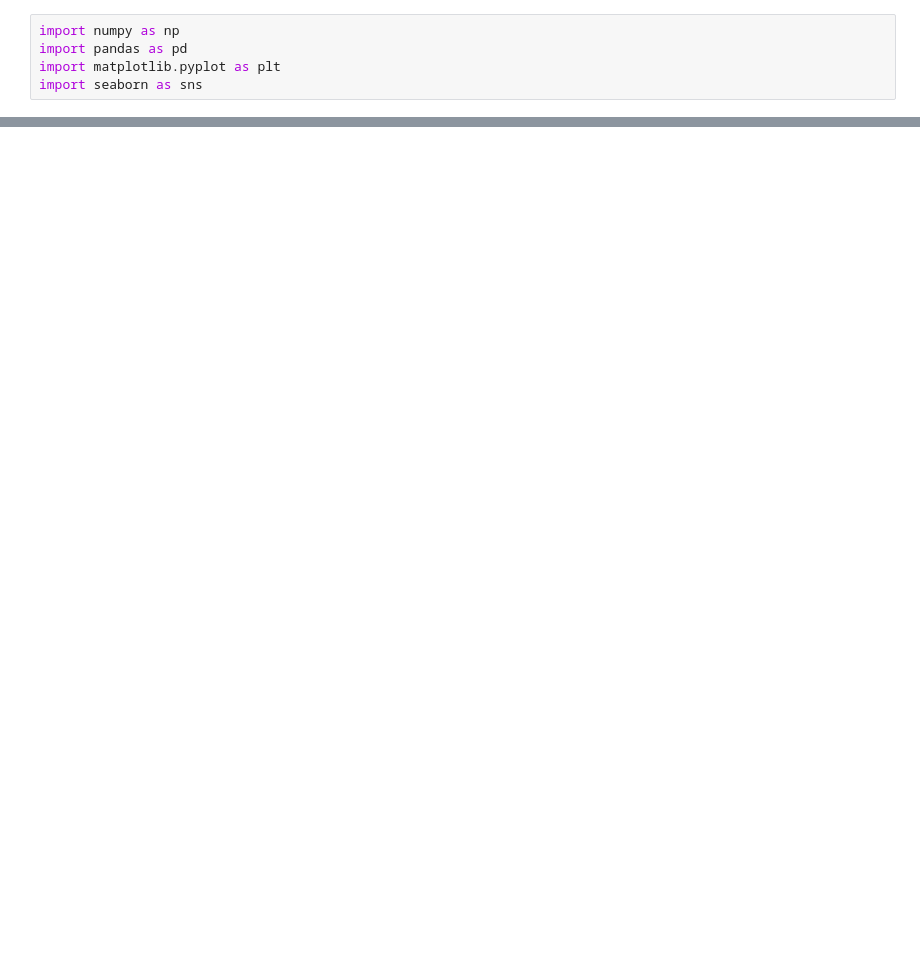
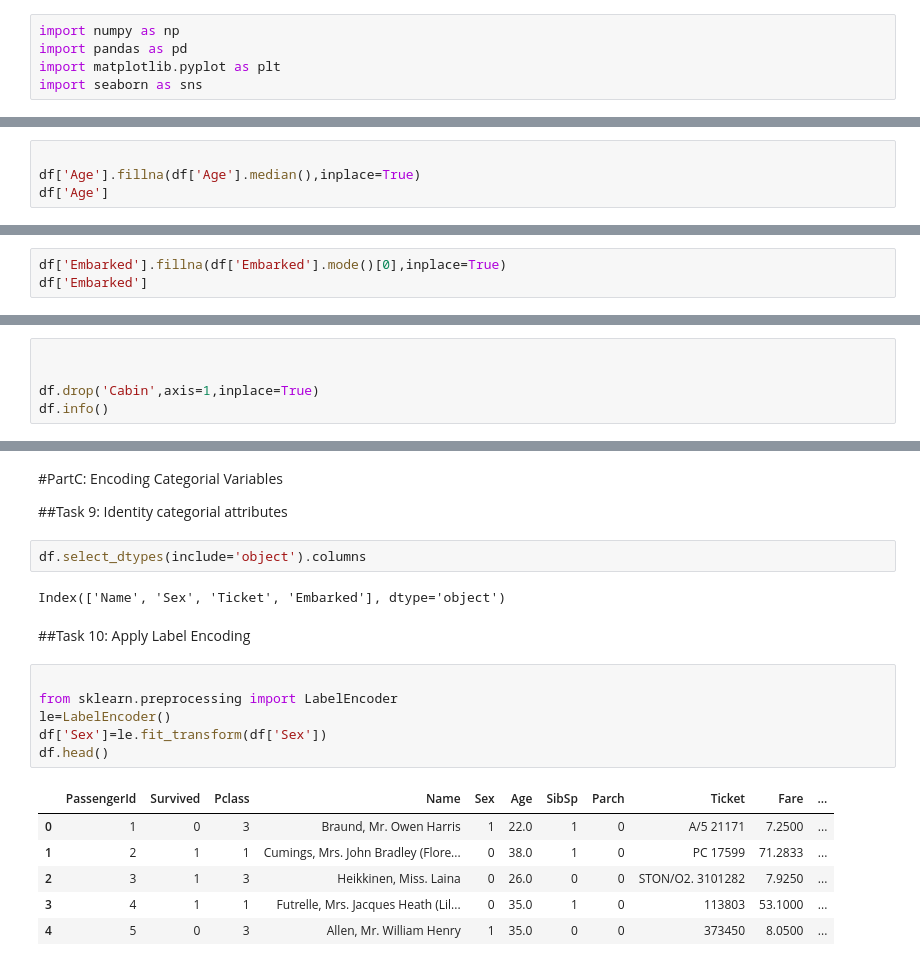
Before and after one commit to Maheshwar-Pant/ML_lab, a Jupyter notebook: Lab3/lab3.ipynb, the cells around one changed output, grey strips where cells are left out. Cells and saved outputs as stored; diff of their text form; blank space fills up the shorter version.

```diff
--- a/Lab3/lab3.ipynb
+++ b/Lab3/lab3.ipynb
@@ -10,0 +81,4 @@ NameError: name 'pd' is not defined
+# %%
+
+df['Age'].fillna(df['Age'].median(),inplace=True)
+df['Age']
@@ -10,0 +108,3 @@ NameError: name 'pd' is not defined
+# %%
+df['Embarked'].fillna(df['Embarked'].mode()[0],inplace=True)
+df['Embarked']
@@ -10,0 +128,5 @@ NameError: name 'pd' is not defined
+# %%
+
+
+df.drop('Cabin',axis=1,inplace=True)
+df.info()
@@ -10,0 +152,23 @@ NameError: name 'pd' is not defined
+# %% [markdown]
+#PartC: Encoding Categorial Variables
+
+##Task 9: Identity categorial attributes
+# %%
+df.select_dtypes(include='object').columns
+# %% [output]
+Index(['Name', 'Sex', 'Ticket', 'Embarked'], dtype='object')
+# %% [markdown]
+##Task 10: Apply Label Encoding
+# %%
+
+from sklearn.preprocessing import LabelEncoder
+le=LabelEncoder()
+df['Sex']=le.fit_transform(df['Sex'])
+df.head()
+# %% [output]
+|  | PassengerId | Survived | Pclass | Name | Sex | Age | SibSp | Parch | Ticket | Fare | ... |
+| 0 | 1 | 0 | 3 | Braund, Mr. Owen Harris | 1 | 22.0 | 1 | 0 | A/5 21171 | 7.2500 | ... |
+| 1 | 2 | 1 | 1 | Cumings, Mrs. John Bradley (Flore... | 0 | 38.0 | 1 | 0 | PC 17599 | 71.2833 | ... |
+| 2 | 3 | 1 | 3 | Heikkinen, Miss. Laina | 0 | 26.0 | 0 | 0 | STON/O2. 3101282 | 7.9250 | ... |
+| 3 | 4 | 1 | 1 | Futrelle, Mrs. Jacques Heath (Lil... | 0 | 35.0 | 1 | 0 | 113803 | 53.1000 | ... |
+| 4 | 5 | 0 | 3 | Allen, Mr. William Henry | 1 | 35.0 | 0 | 0 | 373450 | 8.0500 | ... |
```
Also changed, not shown: parts of 46 cells of this notebook.
